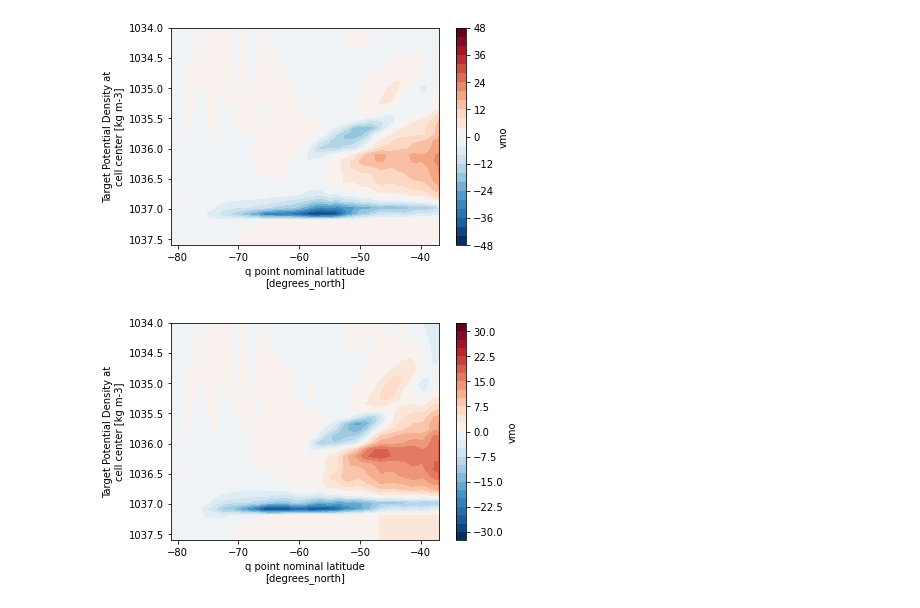
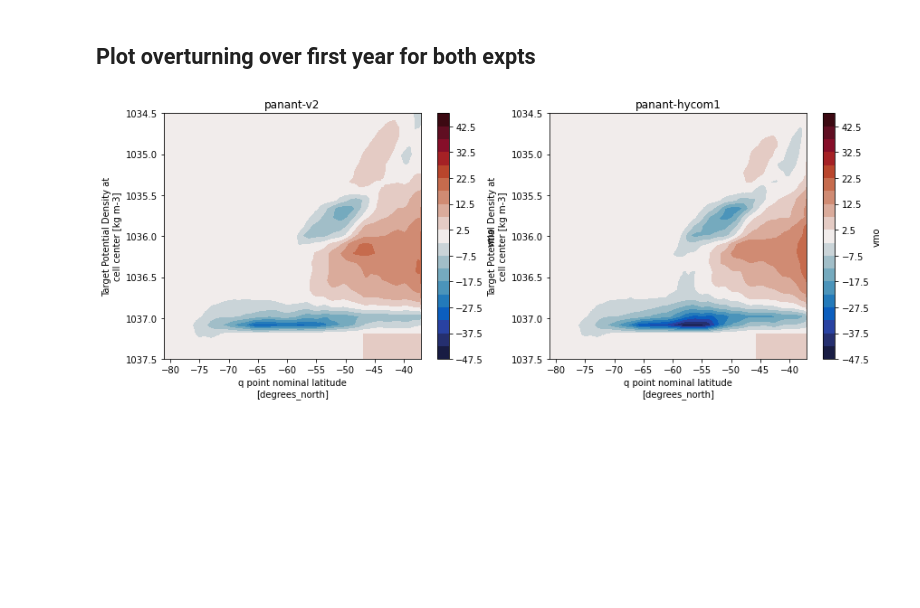
Before and after one commit to COSIMA/mom6-diagnostics, a Jupyter notebook: Overturning.ipynb, the cells around one changed output. Saved outputs shown, nothing was run; the diff lists cells and outputs as text; code cells hidden in the pictures; blank space fills up the shorter version.

```diff
--- a/Overturning.ipynb
+++ b/Overturning.ipynb
@@ -19,17 +20,16 @@ distributed.diskutils - INFO - Found stale lock file and directory '/local/v45/a
+# %% [markdown]
+## Plot overturning over first year for both expts
 # %%
-vmo = cc.querying.getvar(expt='panant-v2', variable='vmo', session=session, chunks={'yq':60},decode_times=False)
-vmo_hycom1 = cc.querying.getvar(expt='panant-hycom1', variable='vmo', session=session, chunks={'yq':60},decode_times=False)
+plt.figure(figsize=(14,5))
+ii=0
+for expt in expts:
+    ii+=1
+    vmo = cc.querying.getvar(expt, 'vmo', session, chunks={'yq':60},decode_times=False)
+    vmo_year1 = vmo.isel(time=slice(0,11)).mean('time').sum('xh').load()/1e9
+    plt.subplot(1,2,ii)
+    vmo_year1.cumsum('rho2_l').plot.contourf(levels=np.arange(-47.5,48,5),cmap=cm.cm.balance)
+    plt.ylim([1034.5,1037.5])
+    plt.gca().invert_yaxis()
+    plt.title(expt)
+# %% [output]
+[figure, added]
-# %%
-vmosum_hycom1_year1 = vmo_hycom1.isel(time=slice(0,11)).mean('time').sum('xh').load()/1e9
-vmosum_hycom1_year1.cumsum('rho2_l').plot.contourf(levels=30)
-plt.ylim([1034,1037.6])
-plt.gca().invert_yaxis()
-# %% [output]
-[figure, removed]
-# %%
-vmosum_year1 = vmo.isel(time=slice(0,11)).mean('time').sum('xh').load()/1e9
-vmosum_year1.cumsum('rho2_l').plot.contourf(levels=30)
-plt.ylim([1034,1037.6])
-plt.gca().invert_yaxis()
-# %% [output]
-[figure, removed]
```
Also changed, not shown: parts of 15 cells of this notebook, 1 other file.
